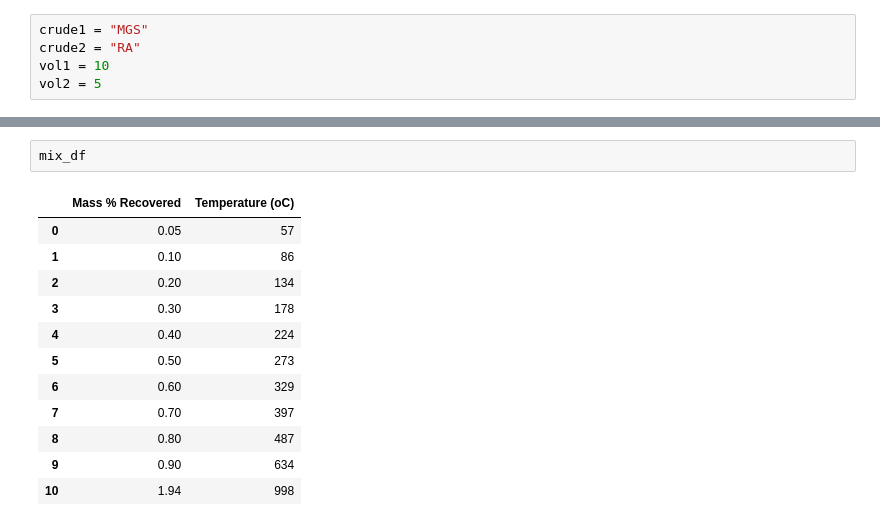
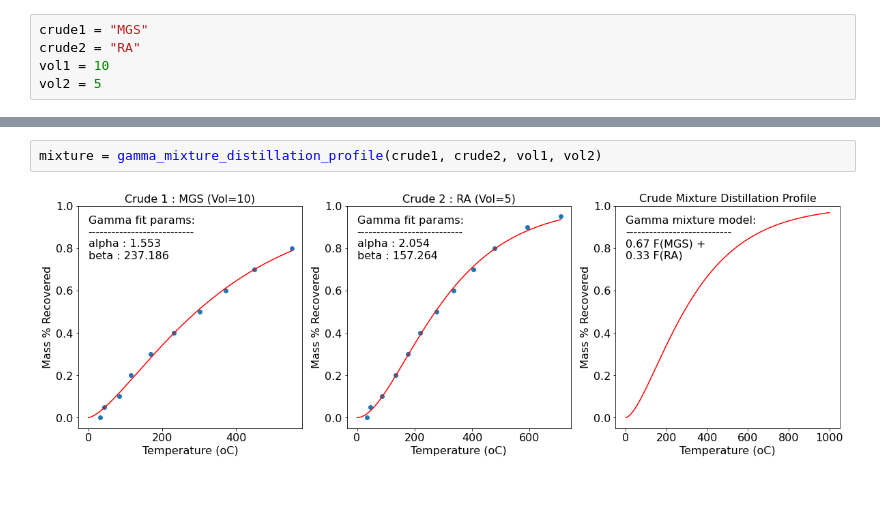
Before and after one commit to RobBlumberg/validere_distillation, a Jupyter notebook: src/distillation-profile.ipynb, the cells around one changed output, grey strips where cells are left out. Cells and saved outputs as stored; diff of their text form; blank space fills up the shorter version.

```diff
--- a/src/distillation-profile.ipynb
+++ b/src/distillation-profile.ipynb
@@ -86,15 +71,4 @@ mix_df, mix_plot = gamma_mixture_distillation_profile("MGS", "RA", 1, 10)
-# %%
-mix_df
-# %% [output]
-|  | Mass % Recovered | Temperature (oC) |
-| 0 | 0.05 | 57 |
-| 1 | 0.10 | 86 |
-| 2 | 0.20 | 134 |
-| 3 | 0.30 | 178 |
-| 4 | 0.40 | 224 |
-| 5 | 0.50 | 273 |
-| 6 | 0.60 | 329 |
-| 7 | 0.70 | 397 |
-| 8 | 0.80 | 487 |
-| 9 | 0.90 | 634 |
-| 10 | 1.94 | 998 |
+# %%
+mixture = gamma_mixture_distillation_profile(crude1, crude2, vol1, vol2)
+# %% [output]
+[figure, added]
```
Also changed, not shown: parts of 5 cells of this notebook.
